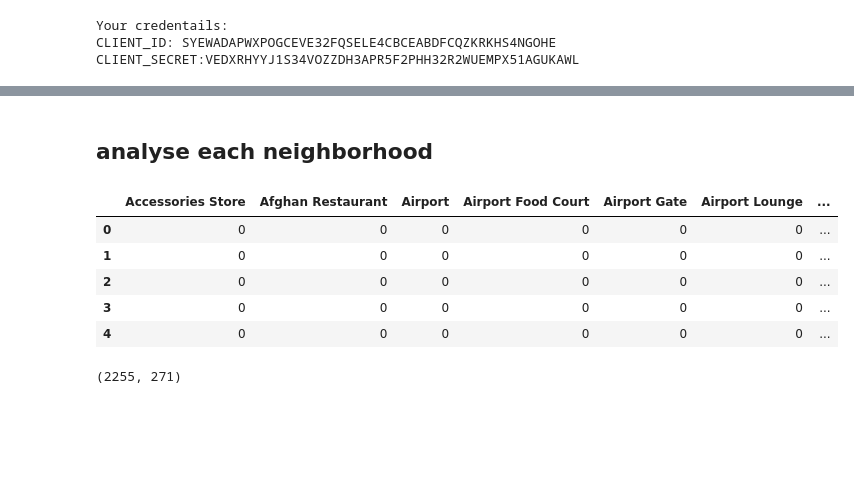
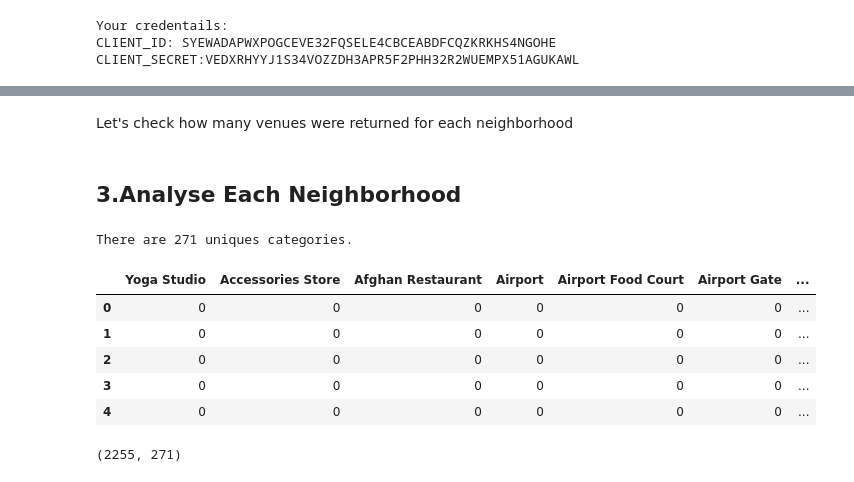
Before and after one commit to mengqi0116/Capstone_Project_Course, a Jupyter notebook: neighborhoods_in_toronto.ipynb, the cells around one changed output, grey strips where cells are left out. Drawn from its saved outputs; the diff is of its cells as text; code cells hidden in the pictures; blank space fills up the shorter version.

```diff
--- a/neighborhoods_in_toronto.ipynb
+++ b/neighborhoods_in_toronto.ipynb
@@ -216,7 +215,7 @@ print('The geograpical coordinate of Toronto are {}, {}.'.format(latitude_toront
 # %% [output]
 The geograpical coordinate of Toronto are 43.653963, -79.387207.
 # %%
-map_toronto = folium.Map(location=[latitude_toronto, longitude_toronto], zoom_start=10)
+map_toronto = folium.Map(location=[latitude_toronto, longitude_toronto], zoom_start=11)
 
 # add markers to map
 for lat, lng, borough, Neighborhood in zip(dataset_toronto['Latitude'], dataset_toronto['Longitude'], dataset_toronto['Borough'], dataset_toronto['Neighborhood']):
@@ -240,7 +241,7 @@ map_toronto
 # %%
 CLIENT_ID = 'SYEWADAPWXPOGCEVE32FQSELE4CBCEABDFCQZKRKHS4NGOHE'
 CLIENT_SECRET = 'VEDXRHYYJ1S34VOZZDH3APR5F2PHH32R2WUEMPX51AGUKAWL'
-VERSION = '20190720'
+VERSION = '20190721'
 
 print('Your credentails:')
 print('CLIENT_ID: ' + CLIENT_ID)
@@ -350,20 +351,28 @@ toronto_venues.groupby('Neighborhood').count()
 | Woodbine Gardens, Parkview Hill | 12 | 12 | 12 | 12 | 12 | ... |
 | Woodbine Heights | 8 | 8 | 8 | 8 | 8 | ... |
 | York Mills West | 5 | 5 | 5 | 5 | 5 | ... |
-# %% [markdown]
-## analyse each neighborhood
+# %% [markdown]
+Let's check how many venues were returned for each neighborhood
+# %% [markdown]
+## 3.Analyse Each Neighborhood
+# %%
+print('There are {} uniques categories.'.format(len(toronto_venues['Venue Category'].unique())))
+# %% [output]
+There are 271 uniques categories.
 # %%
 # one hot encoding
 toronto_onehot = pd.get_dummies(toronto_venues[['Venue Category']], prefix="", prefix_sep="")
 
 # add neighborhood column back to dataframe
 toronto_onehot['Neighborhood'] = toronto_venues['Neighborhood']
 
 # move neighborhood column to the first column
 fixed_columns = [toronto_onehot.columns[-1]] + list(toronto_onehot.columns[:-1])
+toronto_onehot = toronto_onehot[fixed_columns]
+
 toronto_onehot.head()
 # %% [output]
-|  | Accessories Store | Afghan Restaurant | Airport | Airport Food Court | Airport Gate | Airport Lounge | ... |
+|  | Yoga Studio | Accessories Store | Afghan Restaurant | Airport | Airport Food Court | Airport Gate | ... |
 | 0 | 0 | 0 | 0 | 0 | 0 | 0 | ... |
 | 1 | 0 | 0 | 0 | 0 | 0 | 0 | ... |
 | 2 | 0 | 0 | 0 | 0 | 0 | 0 | ... |
```
Also changed, not shown: parts of 25 cells of this notebook.
